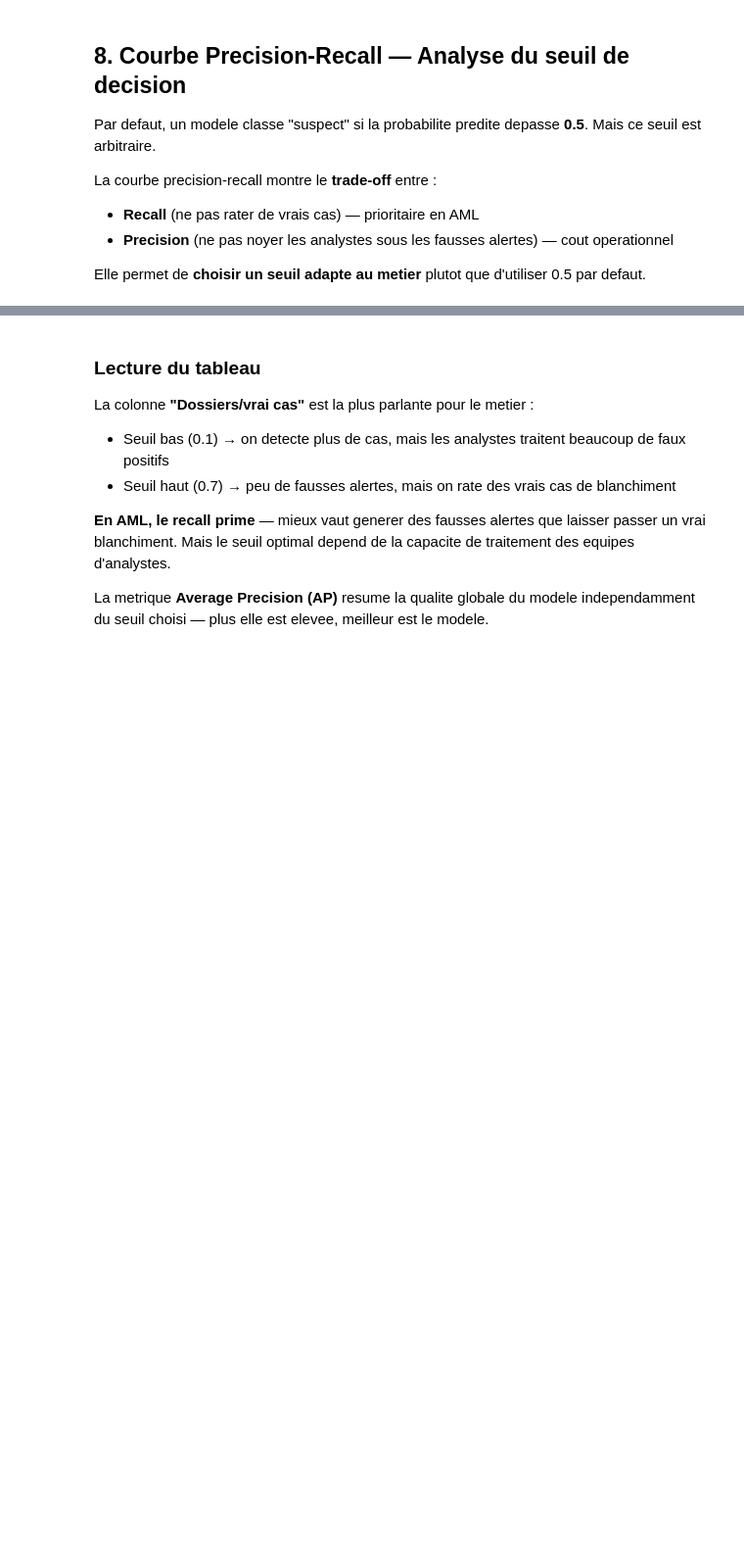
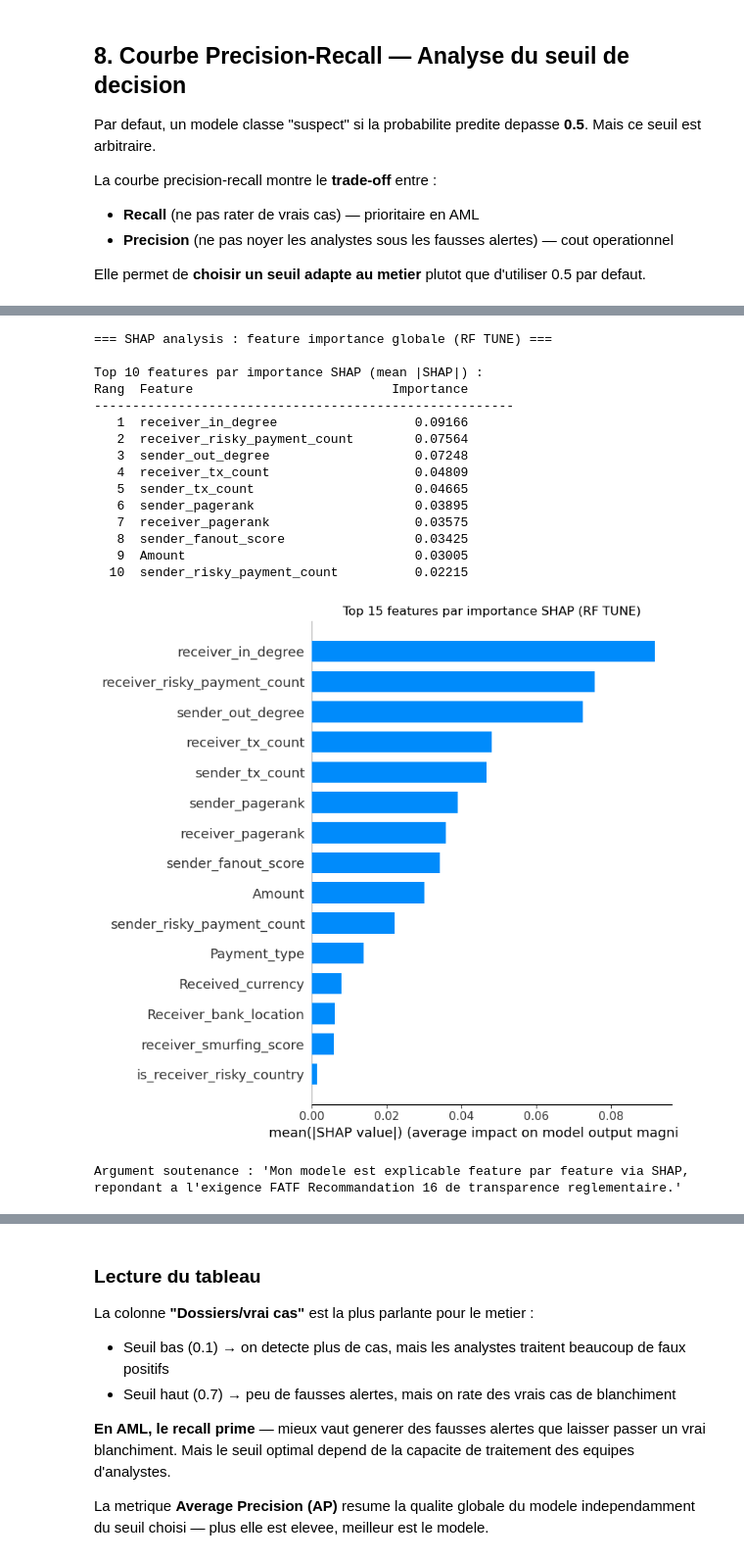
Before and after one commit to nashcastillo/aml-feature-engineering, a Jupyter notebook: feature_engineering_aml.ipynb, the cells around one changed output, grey strips where cells are left out. Shown at 98% size. Saved outputs shown, nothing was run; the diff lists cells and outputs as text; code cells hidden in the pictures; blank space fills up the shorter version.

```diff
--- a/feature_engineering_aml.ipynb
+++ b/feature_engineering_aml.ipynb
@@ -777,7 +1015,7 @@ dt_fixed = {'class_weight': 'balanced', 'random_state': RANDOM_STATE}
 
 print("=== TUNING DECISION TREE ===")
 dt_best_params, dt_best_score, dt_results = manual_cv_tuning(
-    df.copy(), DecisionTreeClassifier, dt_param_grid, dt_fixed, n_splits=3
+    df_train.copy(), DecisionTreeClassifier, dt_param_grid, dt_fixed, n_splits=3
 )
 print(f"\nMeilleurs parametres : {dt_best_params}")
-print(f"Meilleur recall CV   : {dt_best_score:.3f}")
+print(f"Meilleur AP CV       : {dt_best_score:.4f}")
@@ -1065,0 +1773,60 @@ for seuil in [0.1, 0.2, 0.3, 0.4, 0.5, 0.6, 0.7, 0.8]:
+# %%
+# --- Stage 4.1 : SHAP analysis sur RF TUNE (explicabilite reglementaire) ---
+# Inspire de Kungu et al. 2026 : SHAP pour la transparence requise par FATF Recommandation 16.
+# TreeExplainer est rapide sur RF, on sous-echantillonne le test set pour rester sous 30s.
+import shap
+
+print("=== SHAP analysis : feature importance globale (RF TUNE) ===")
+n_sample = 1000
+sample_idx = np.random.RandomState(RANDOM_STATE).choice(len(X_test_new), n_sample, replace=False)
+X_sample = X_test_new.iloc[sample_idx]
+
+explainer = shap.TreeExplainer(rf_tuned)
+shap_values = explainer.shap_values(X_sample)
+
+# Newer shap : returns (n_samples, n_features, n_classes) ; older : list of arrays
+if isinstance(shap_values, list):
+    sv_pos = shap_values[1]
+elif shap_values.ndim == 3:
+    sv_pos = shap_values[:, :, 1]
+else:
+    sv_pos = shap_values
+
+# Mean absolute SHAP value per feature = importance globale
+mean_abs_shap = np.abs(sv_pos).mean(axis=0)
+feature_importance = sorted(zip(all_features, mean_abs_shap), key=lambda x: -x[1])
+
+print(f"\nTop 10 features par importance SHAP (mean |SHAP|) :")
+print(f"{'Rang':>4s}  {'Feature':<30s} {'Importance':>12s}")
+print("-" * 55)
+for rank, (feat, val) in enumerate(feature_importance[:10], 1):
+    print(f"{rank:>4d}  {feat:<30s} {val:>12.5f}")
+
+# Plot visuel (matplotlib)
+import matplotlib.pyplot as plt
+shap.summary_plot(sv_pos, X_sample, plot_type='bar', show=False, max_display=15)
+plt.title("Top 15 features par importance SHAP (RF TUNE)")
+plt.tight_layout()
+plt.show()
+
+print("\nArgument soutenance : 'Mon modele est explicable feature par feature via SHAP,")
+print("repondant a l'exigence FATF Recommandation 16 de transparence reglementaire.'")
+# %% [output]
+=== SHAP analysis : feature importance globale (RF TUNE) ===
+
+Top 10 features par importance SHAP (mean |SHAP|) :
+Rang  Feature                          Importance
+-------------------------------------------------------
+   1  receiver_in_degree                  0.09166
+   2  receiver_risky_payment_count        0.07564
+   3  sender_out_degree                   0.07248
+   4  receiver_tx_count                   0.04809
+   5  sender_tx_count                     0.04665
+   6  sender_pagerank                     0.03895
+   7  receiver_pagerank                   0.03575
+   8  sender_fanout_score                 0.03425
+   9  Amount                              0.03005
+  10  sender_risky_payment_count          0.02215
+[figure, added]
+Argument soutenance : 'Mon modele est explicable feature par feature via SHAP,
+repondant a l'exigence FATF Recommandation 16 de transparence reglementaire.'
```
Also changed, not shown: parts of 47 cells of this notebook, 3 other files.
